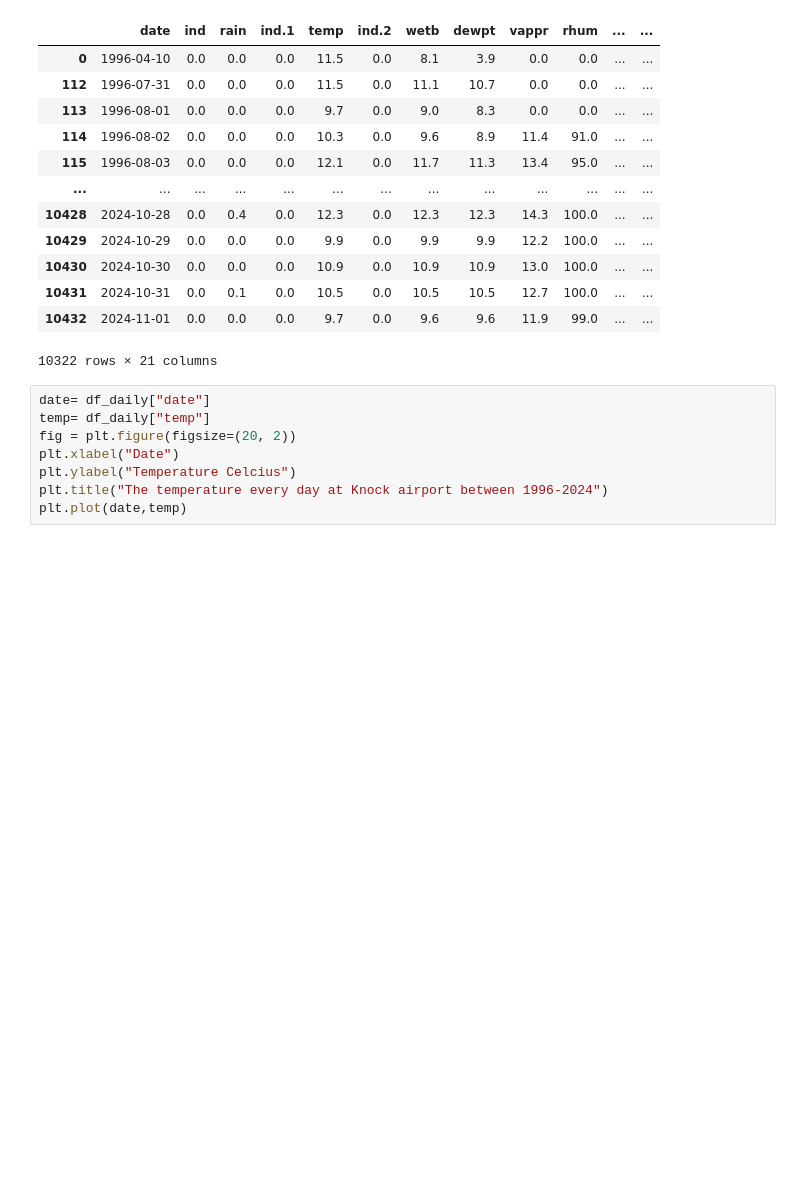
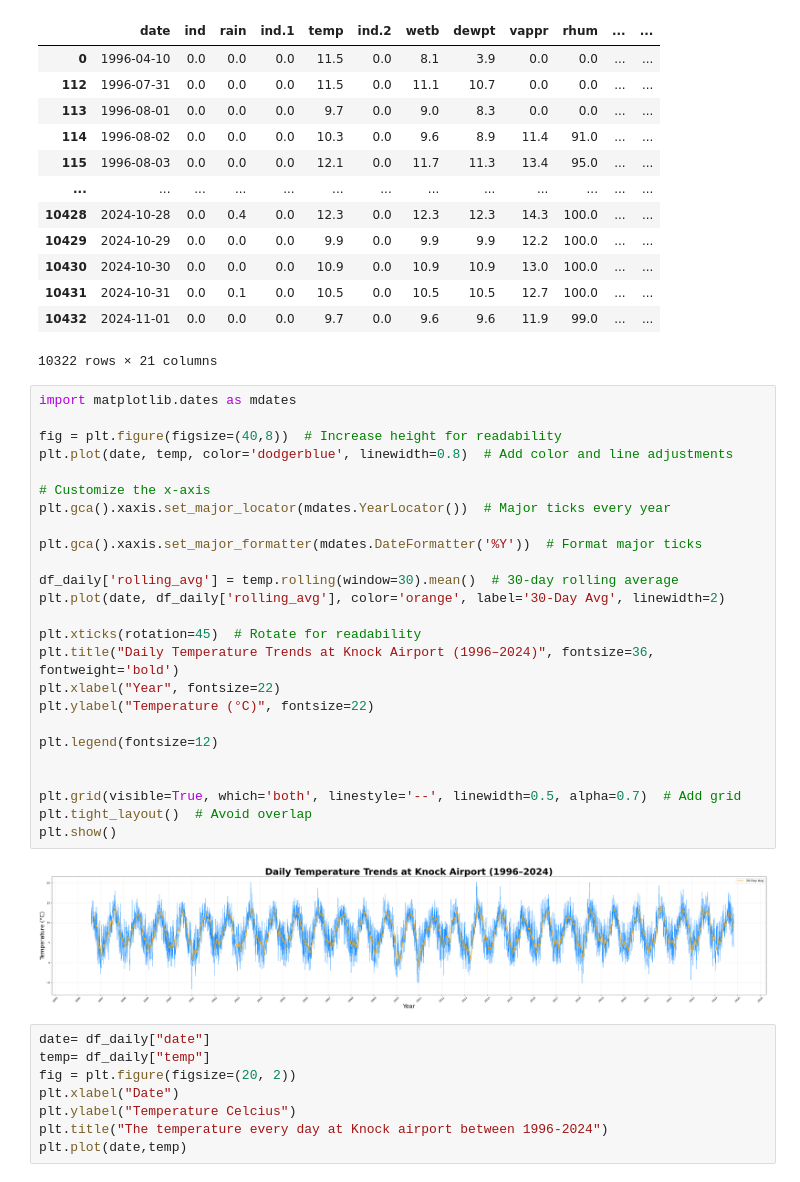
Before and after one commit to AndreHoarau/PFDA, a Jupyter notebook: assignments/assignment_6_weather.ipynb, the cells around one changed output. Drawn from its saved outputs; the diff is of its cells as text; blank space fills up the shorter version.

```diff
--- a/assignments/assignment_6_weather.ipynb
+++ b/assignments/assignment_6_weather.ipynb
@@ -99,6 +99,33 @@ df_daily.dropna()
 | 10431 | 2024-10-31 | 0.0 | 0.1 | 0.0 | 10.5 | 0.0 | 10.5 | 10.5 | 12.7 | 100.0 | ... | ... |
 | 10432 | 2024-11-01 | 0.0 | 0.0 | 0.0 | 9.7 | 0.0 | 9.6 | 9.6 | 11.9 | 99.0 | ... | ... |
 10322 rows × 21 columns
+# %%
+import matplotlib.dates as mdates
+
+fig = plt.figure(figsize=(40,8))  # Increase height for readability
+plt.plot(date, temp, color='dodgerblue', linewidth=0.8)  # Add color and line adjustments
+
+# Customize the x-axis
+plt.gca().xaxis.set_major_locator(mdates.YearLocator())  # Major ticks every year
+
+plt.gca().xaxis.set_major_formatter(mdates.DateFormatter('%Y'))  # Format major ticks
+
+df_daily['rolling_avg'] = temp.rolling(window=30).mean()  # 30-day rolling average
+plt.plot(date, df_daily['rolling_avg'], color='orange', label='30-Day Avg', linewidth=2)
+
+plt.xticks(rotation=45)  # Rotate for readability
+plt.title("Daily Temperature Trends at Knock Airport (1996–2024)", fontsize=36, fontweight='bold')
+plt.xlabel("Year", fontsize=22)
+plt.ylabel("Temperature (°C)", fontsize=22)
+
+plt.legend(fontsize=12)
+
+
+plt.grid(visible=True, which='both', linestyle='--', linewidth=0.5, alpha=0.7)  # Add grid
+plt.tight_layout()  # Avoid overlap
+plt.show()
+# %% [output]
+[figure, added]
 # %%
 date= df_daily["date"]
 temp= df_daily["temp"]
```
Also changed, not shown: parts of 1 cell of this notebook.
